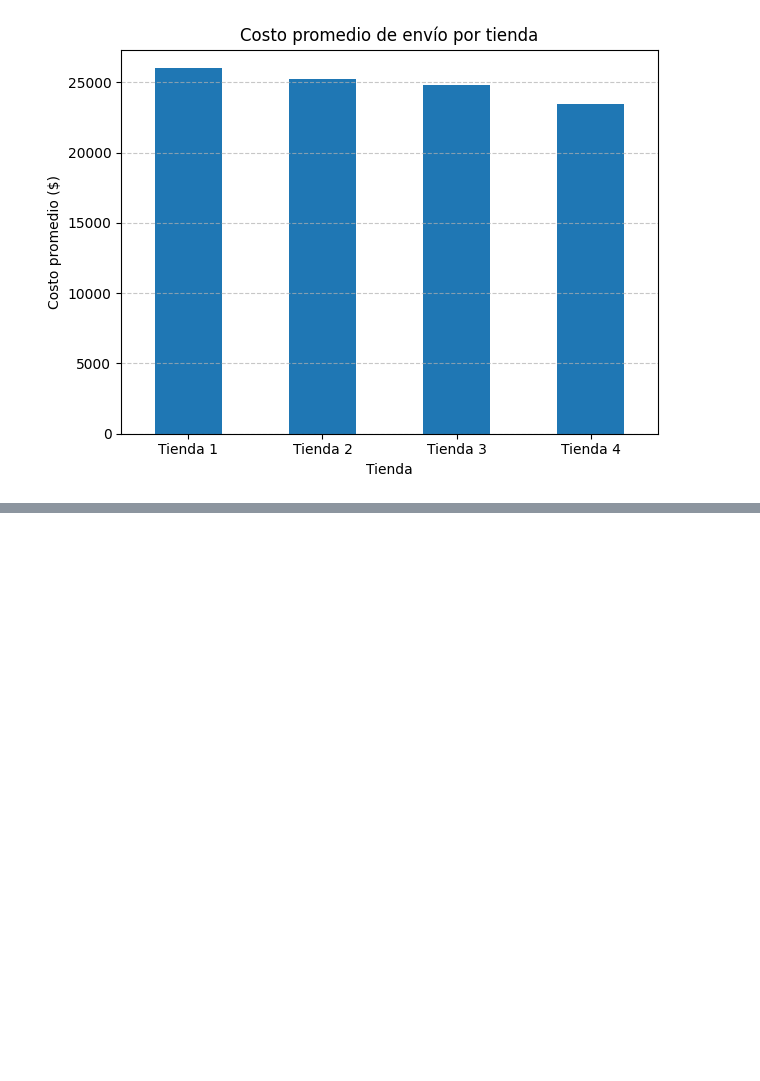
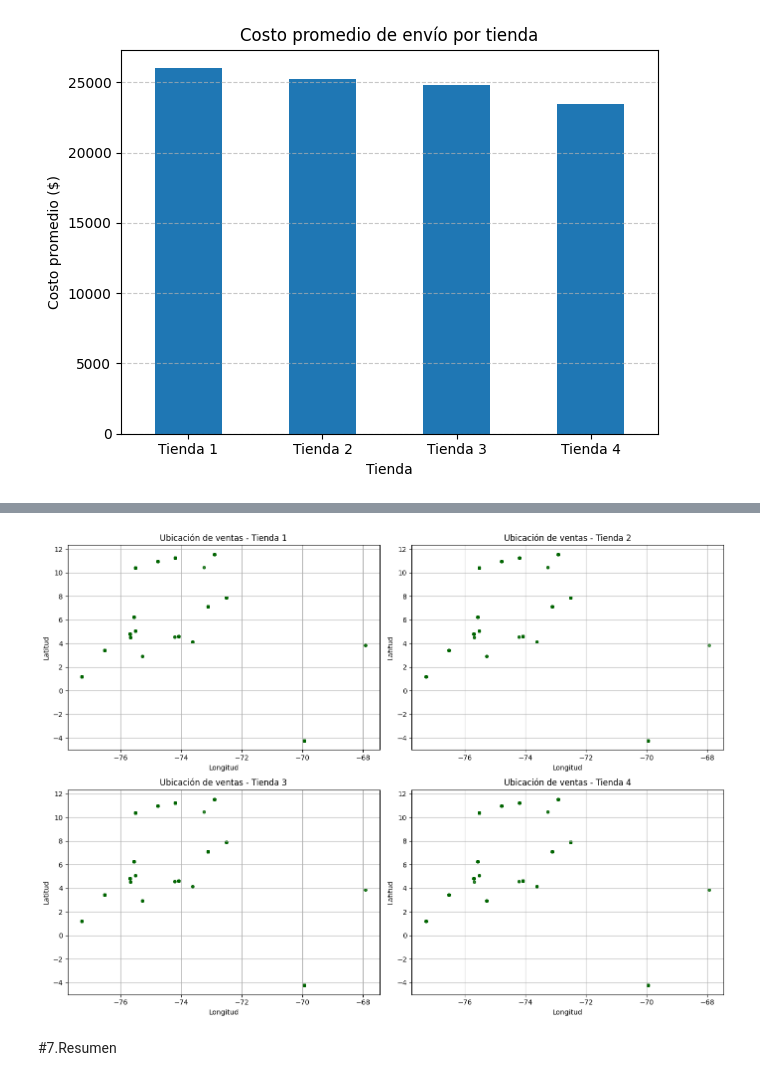
Before and after one commit to DaniBntz/AluraStore, a Jupyter notebook: Challenge_AluraStoreLatam.ipynb, the cells around one changed output, grey strips where cells are left out. Cells and saved outputs as stored; diff of their text form; code cells hidden in the pictures; blank space fills up the shorter version.

Commit message:
Análisis del desempeño geográfico Resumen global

```diff
--- a/Challenge_AluraStoreLatam.ipynb
+++ b/Challenge_AluraStoreLatam.ipynb
@@ -460,0 +565,26 @@ plt.show()
+# %%
+# gráfico de dispersion por tienda
+
+# Definimos una lista de tiendas únicas
+tiendas = df_tiendas['tienda'].unique()
+
+# Creamos una figura con subplots
+plt.figure(figsize=(14, 10))
+
+# Iteramos sobre cada tienda para crear un gráfico por separado
+for i, tienda in enumerate(tiendas, 1):
+    datos_tienda = df_tiendas[df_tiendas['tienda'] == tienda]
+
+    plt.subplot(2, 2, i)  # 2x2 subplots
+    plt.scatter(datos_tienda['lon'], datos_tienda['lat'], alpha=0.4, s=15, c='darkgreen')
+    plt.title(f'Ubicación de ventas - {tienda}')
+    plt.xlabel('Longitud')
+    plt.ylabel('Latitud')
+    plt.grid(True)
+
+plt.tight_layout()
+plt.show()
+# %% [output]
+[figure, added]
+# %% [markdown]
+#7.Resumen
```
Also changed, not shown: parts of 7 cells of this notebook.
